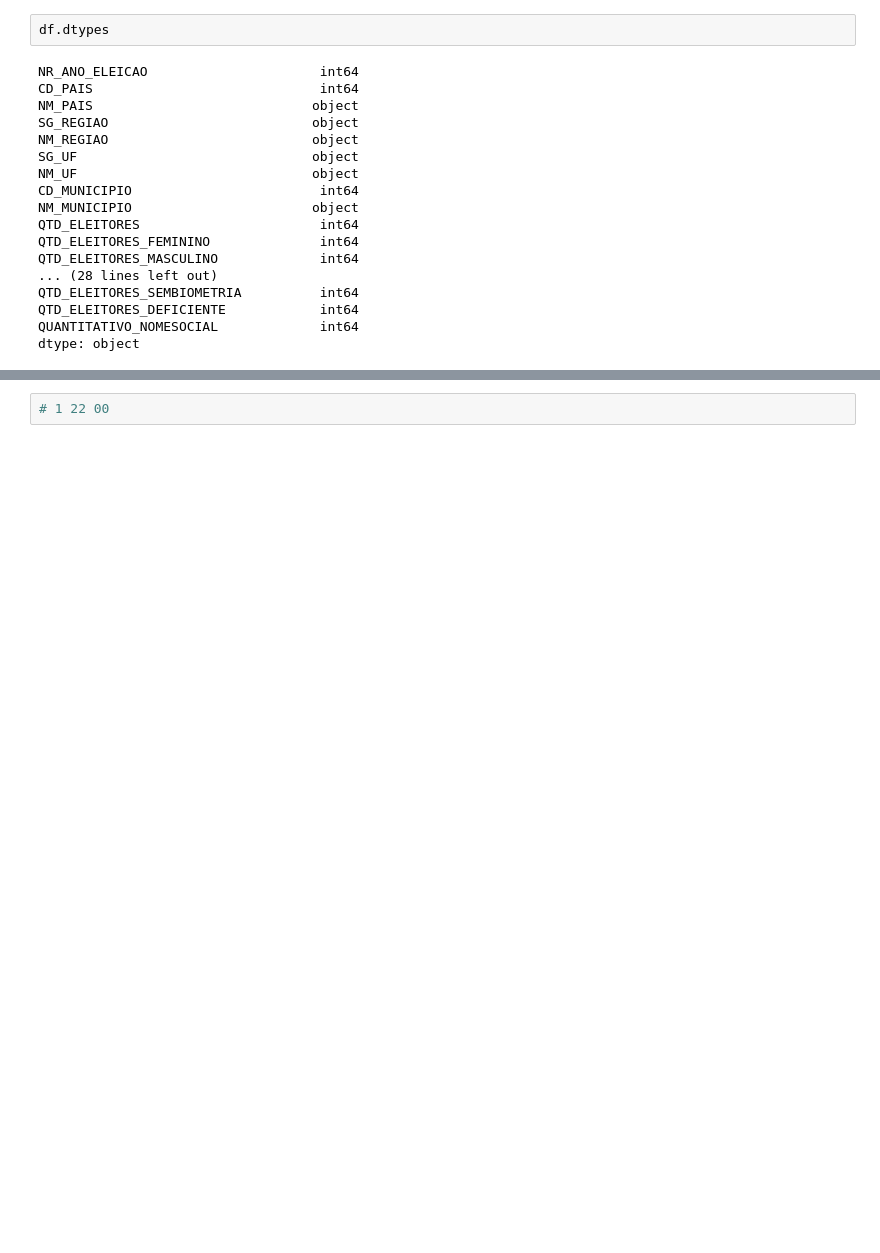
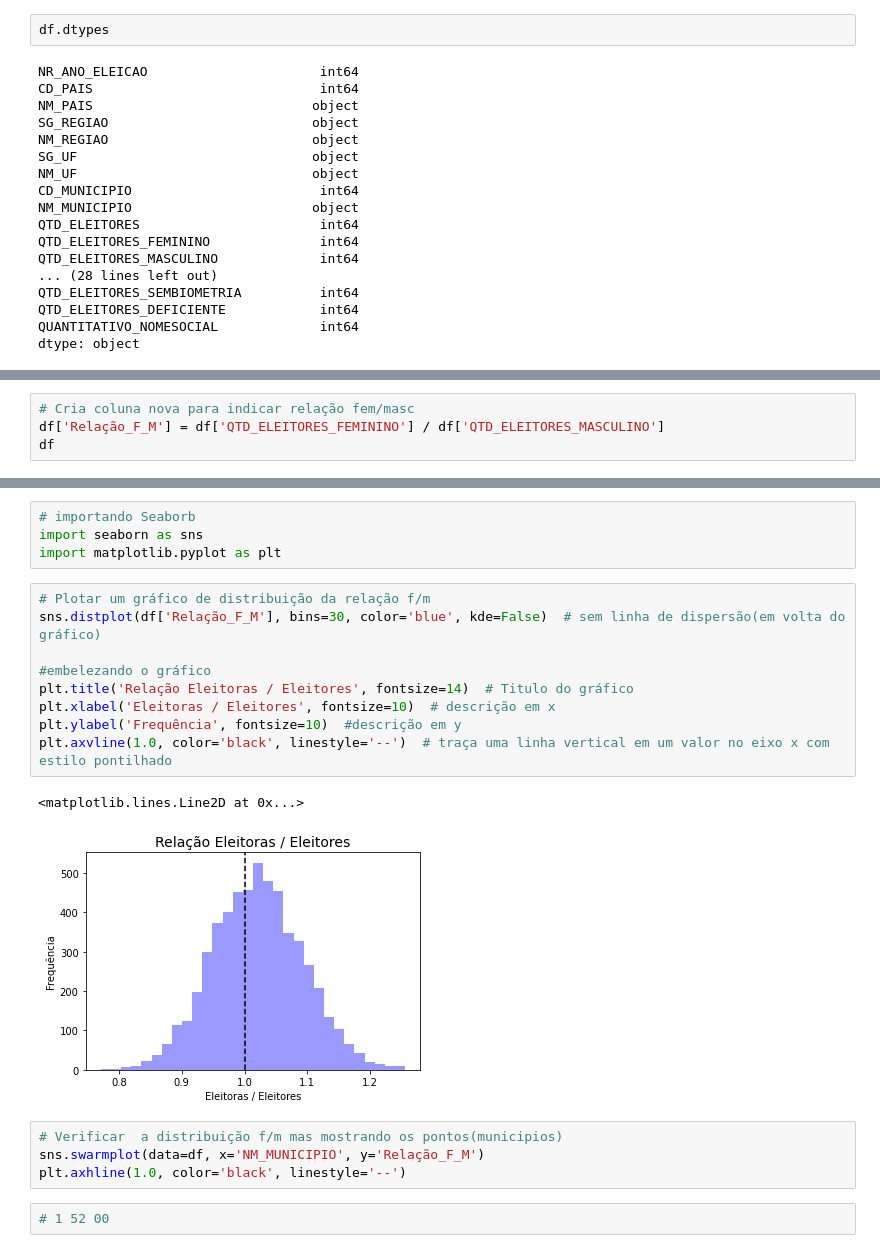
Before and after one commit to V1L3La/Learning-An-lise-de-Dados-em-Python, a Jupyter notebook: Analise_do_Eleitorado_brasileiro.ipynb, the cells around one changed output, grey strips where cells are left out. Drawn from its saved outputs; the diff is of its cells as text; blank space fills up the shorter version.

```diff
--- a/Analise_do_Eleitorado_brasileiro.ipynb
+++ b/Analise_do_Eleitorado_brasileiro.ipynb
@@ -132,3 +156,7 @@ QTD_ELEITORES_SEMBIOMETRIA         2171
 QTD_ELEITORES_DEFICIENTE           2171
 QUANTITATIVO_NOMESOCIAL            2171
 dtype: int64
+# %%
+# Cria coluna nova para indicar relação fem/masc
+df['Relação_F_M'] = df['QTD_ELEITORES_FEMININO'] / df['QTD_ELEITORES_MASCULINO']
+df
@@ -135,2 +227,22 @@ dtype: int64
+# %%
+# importando Seaborb
+import seaborn as sns
+import matplotlib.pyplot as plt
+# %%
+# Plotar um gráfico de distribuição da relação f/m
+sns.distplot(df['Relação_F_M'], bins=30, color='blue', kde=False)  # sem linha de dispersão(em volta do gráfico)
+
+#embelezando o gráfico
+plt.title('Relação Eleitoras / Eleitores', fontsize=14)  # Titulo do gráfico
+plt.xlabel('Eleitoras / Eleitores', fontsize=10)  # descrição em x
+plt.ylabel('Frequência', fontsize=10)  #descrição em y
+plt.axvline(1.0, color='black', linestyle='--')  # traça uma linha vertical em um valor no eixo x com estilo pontilhado
+# %% [output]
+<matplotlib.lines.Line2D at 0x...>
+[figure, added]
+# %%
+# Verificar  a distribuição f/m mas mostrando os pontos(municipios)
+sns.swarmplot(data=df, x='NM_MUNICIPIO', y='Relação_F_M')
+plt.axhline(1.0, color='black', linestyle='--')
 # %%
-# 1 22 00
+# 1 52 00
```
Also changed, not shown: parts of 8 cells of this notebook.
